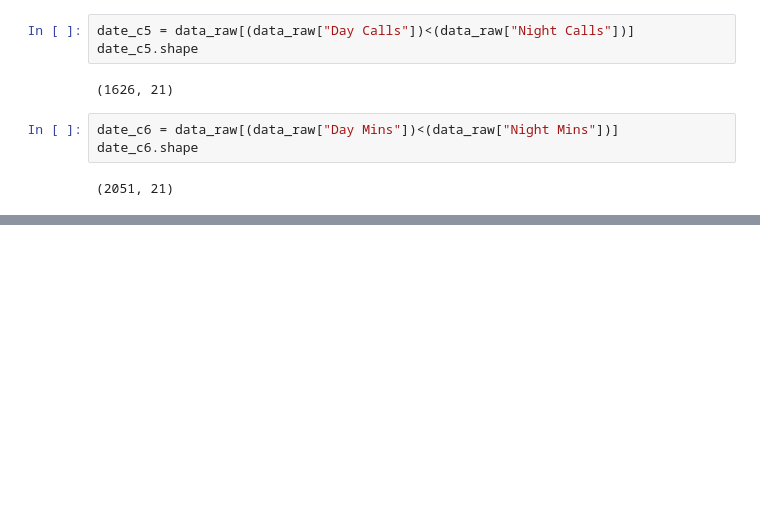
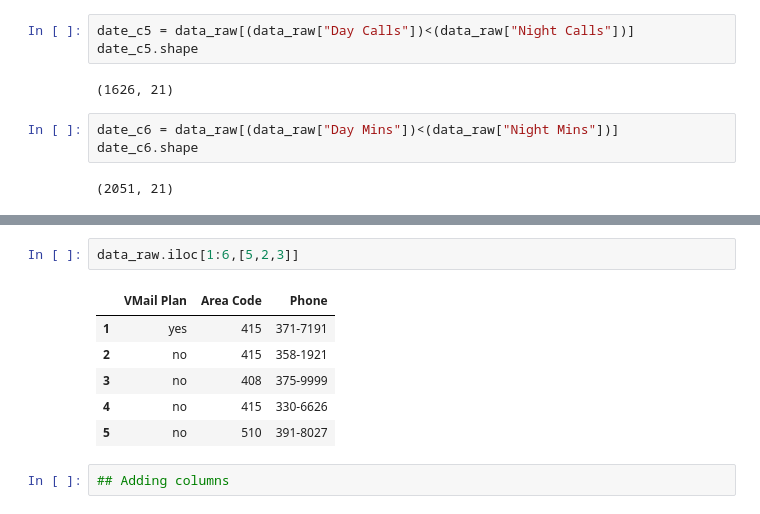
Before and after one commit to janetpacheco/machine-learning-course, a Jupyter notebook: notebooks/T2 -1- Data wrangling.ipynb, the cells around one changed output, grey strips where cells are left out. Cells and saved outputs as stored; diff of their text form; blank space fills up the shorter version.

```diff
--- a/notebooks/T2 -1- Data wrangling.ipynb
+++ b/notebooks/T2 -1- Data wrangling.ipynb
@@ -209,0 +240,11 @@ date_c6.shape
+# %%
+data_raw.iloc[1:6,[5,2,3]]
+# %% [output]
+|  | VMail Plan | Area Code | Phone |
+| 1 | yes | 415 | 371-7191 |
+| 2 | no | 415 | 358-1921 |
+| 3 | no | 408 | 375-9999 |
+| 4 | no | 415 | 330-6626 |
+| 5 | no | 510 | 391-8027 |
+# %%
+## Adding columns
```
Also changed, not shown: parts of 6 cells of this notebook.
